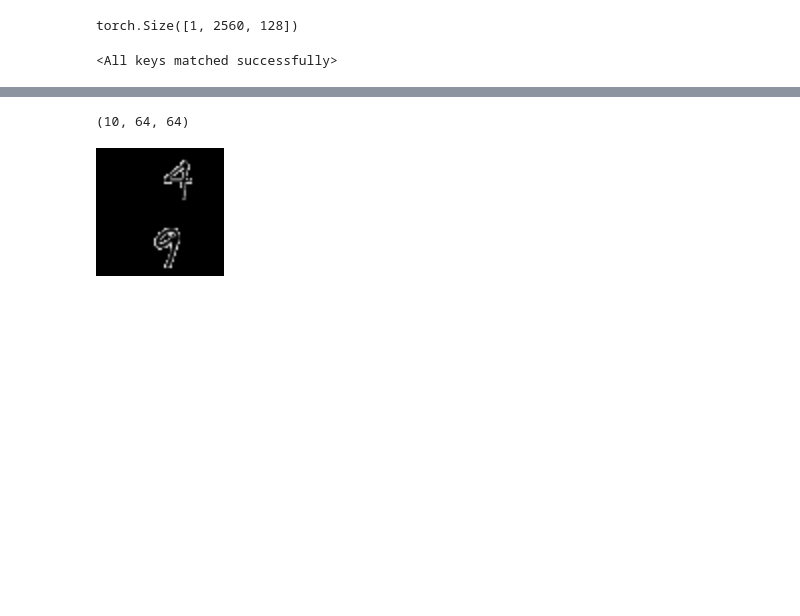
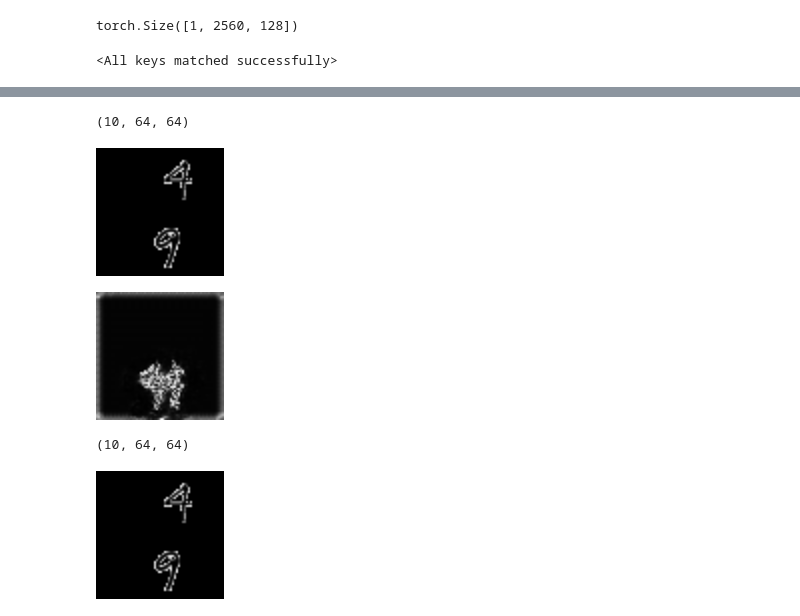
Before and after one commit to Ishushan02/Video-Generation-Flowing-MNIST, a Jupyter notebook: model-4-VQVAE.ipynb, the cells around one changed output, grey strips where cells are left out. Drawn from its saved outputs; the diff is of its cells as text; code cells hidden in the pictures; blank space fills up the shorter version.

```diff
--- a/model-4-VQVAE.ipynb
+++ b/model-4-VQVAE.ipynb
@@ -768,3 +784,12 @@ sequences = predict_next10_sequences(data[50][:10], modelA, modelB)
+# %%
+a = data[50, :10].squeeze().numpy()
+print(a.shape)
+visualizeData(a)
+visualizeData(sequences)
+# %% [output]
+(10, 64, 64)
+[figure, added]
+[figure, added]
 # %%
 a = data[50, :10].squeeze().numpy()
 print(a.shape)
```
Also changed, not shown: parts of 7 cells of this notebook, 4 other files.
